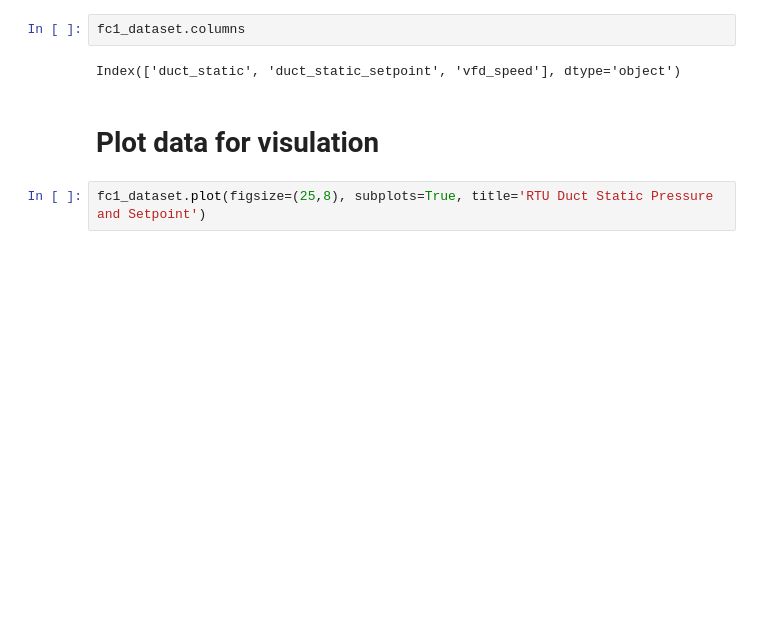
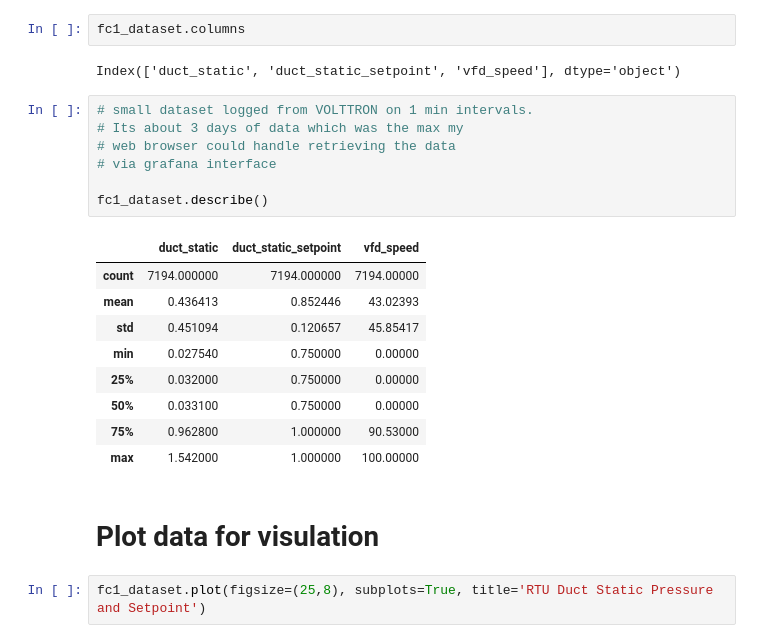
Before and after one commit to spillz-dxb/my-weekend-fdd-hobby, a Jupyter notebook: fc1_fan_ductpressure.ipynb, the cells around one changed output. Cells and saved outputs as stored; diff of their text form; blank space fills up the shorter version.

```diff
--- a/fc1_fan_ductpressure.ipynb
+++ b/fc1_fan_ductpressure.ipynb
@@ -43,6 +44,23 @@ fc1_dataset.rename(columns={'slipstream_internal/slipstream_hq/1100/Duct Static
 fc1_dataset.columns
 # %% [output]
 Index(['duct_static', 'duct_static_setpoint', 'vfd_speed'], dtype='object')
+# %%
+# small dataset logged from VOLTTRON on 1 min intervals.
+# Its about 3 days of data which was the max my
+# web browser could handle retrieving the data
+# via grafana interface
+
+fc1_dataset.describe()
+# %% [output]
+|  | duct_static | duct_static_setpoint | vfd_speed |
+| count | 7194.000000 | 7194.000000 | 7194.00000 |
+| mean | 0.436413 | 0.852446 | 43.02393 |
+| std | 0.451094 | 0.120657 | 45.85417 |
+| min | 0.027540 | 0.750000 | 0.00000 |
+| 25% | 0.032000 | 0.750000 | 0.00000 |
+| 50% | 0.033100 | 0.750000 | 0.00000 |
+| 75% | 0.962800 | 1.000000 | 90.53000 |
+| max | 1.542000 | 1.000000 | 100.00000 |
 # %% [markdown]
 # Plot data for visulation
 # %%
```
Also changed, not shown: parts of 14 cells of this notebook, 1 other file.
